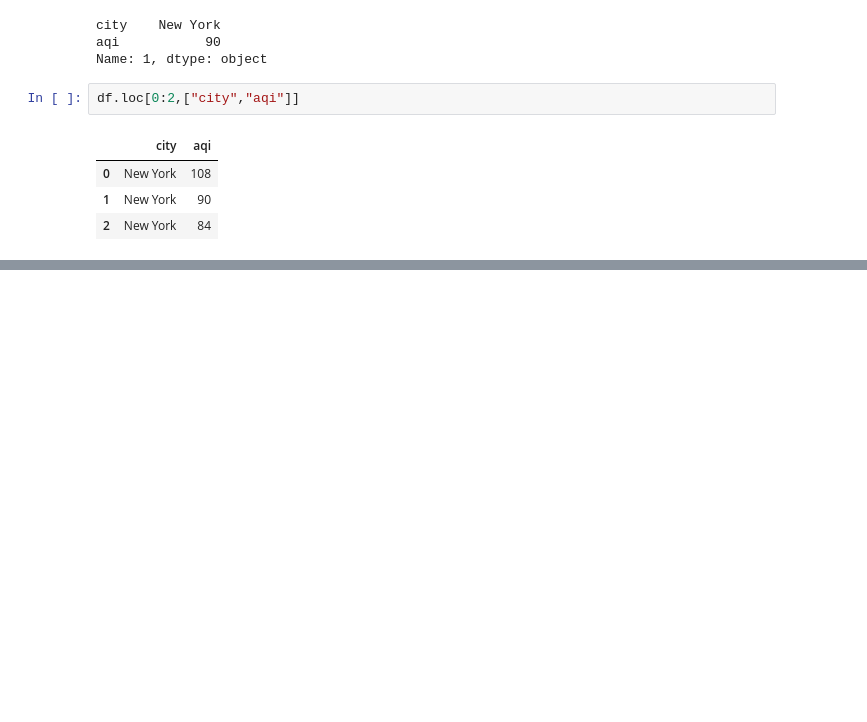
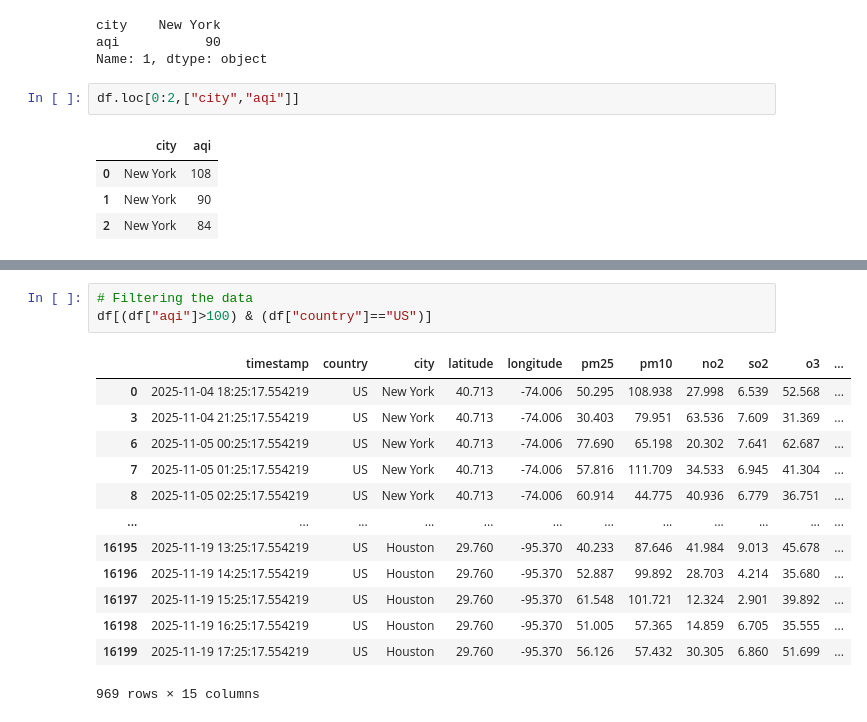
Before and after one commit to NandanNayak-dev/PrimeClasses, a Jupyter notebook: pandas2.ipynb, the cells around one changed output, grey strips where cells are left out. Drawn from its saved outputs; the diff is of its cells as text; blank space fills up the shorter version.

Commit message:
Filtering data

```diff
--- a/pandas2.ipynb
+++ b/pandas2.ipynb
@@ -62,0 +102,17 @@ df.iloc[0:3,1:4]
+# %%
+# Filtering the data
+df[(df["aqi"]>100) & (df["country"]=="US")]
+# %% [output]
+|  | timestamp | country | city | latitude | longitude | pm25 | pm10 | no2 | so2 | o3 | ... |
+| 0 | 2025-11-04 18:25:17.554219 | US | New York | 40.713 | -74.006 | 50.295 | 108.938 | 27.998 | 6.539 | 52.568 | ... |
+| 3 | 2025-11-04 21:25:17.554219 | US | New York | 40.713 | -74.006 | 30.403 | 79.951 | 63.536 | 7.609 | 31.369 | ... |
+| 6 | 2025-11-05 00:25:17.554219 | US | New York | 40.713 | -74.006 | 77.690 | 65.198 | 20.302 | 7.641 | 62.687 | ... |
+| 7 | 2025-11-05 01:25:17.554219 | US | New York | 40.713 | -74.006 | 57.816 | 111.709 | 34.533 | 6.945 | 41.304 | ... |
+| 8 | 2025-11-05 02:25:17.554219 | US | New York | 40.713 | -74.006 | 60.914 | 44.775 | 40.936 | 6.779 | 36.751 | ... |
+| ... | ... | ... | ... | ... | ... | ... | ... | ... | ... | ... | ... |
+| 16195 | 2025-11-19 13:25:17.554219 | US | Houston | 29.760 | -95.370 | 40.233 | 87.646 | 41.984 | 9.013 | 45.678 | ... |
+| 16196 | 2025-11-19 14:25:17.554219 | US | Houston | 29.760 | -95.370 | 52.887 | 99.892 | 28.703 | 4.214 | 35.680 | ... |
+| 16197 | 2025-11-19 15:25:17.554219 | US | Houston | 29.760 | -95.370 | 61.548 | 101.721 | 12.324 | 2.901 | 39.892 | ... |
+| 16198 | 2025-11-19 16:25:17.554219 | US | Houston | 29.760 | -95.370 | 51.005 | 57.365 | 14.859 | 6.705 | 35.555 | ... |
+| 16199 | 2025-11-19 17:25:17.554219 | US | Houston | 29.760 | -95.370 | 56.126 | 57.432 | 30.305 | 6.860 | 51.699 | ... |
+969 rows × 15 columns
```
Also changed, not shown: parts of 4 cells of this notebook.
